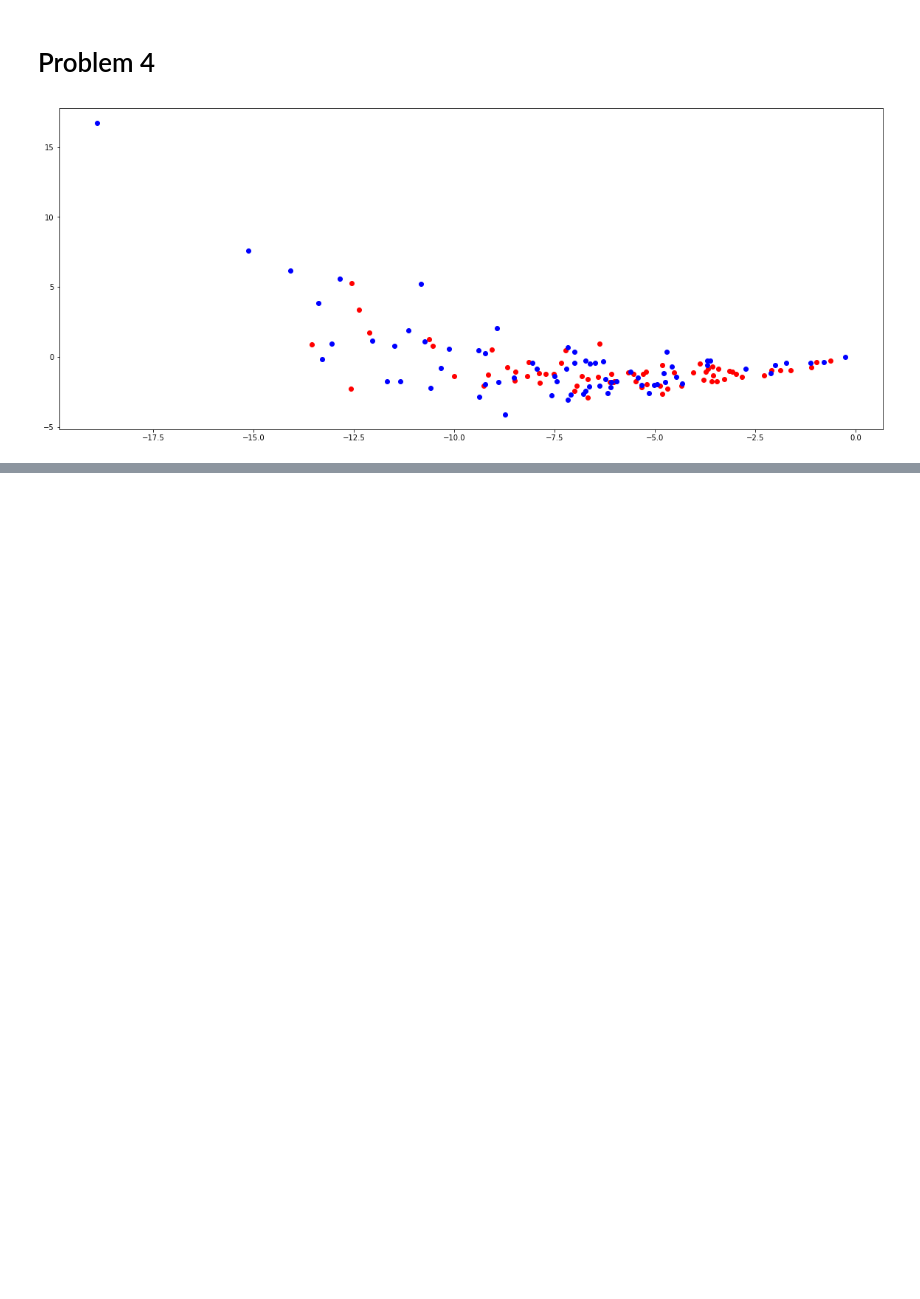
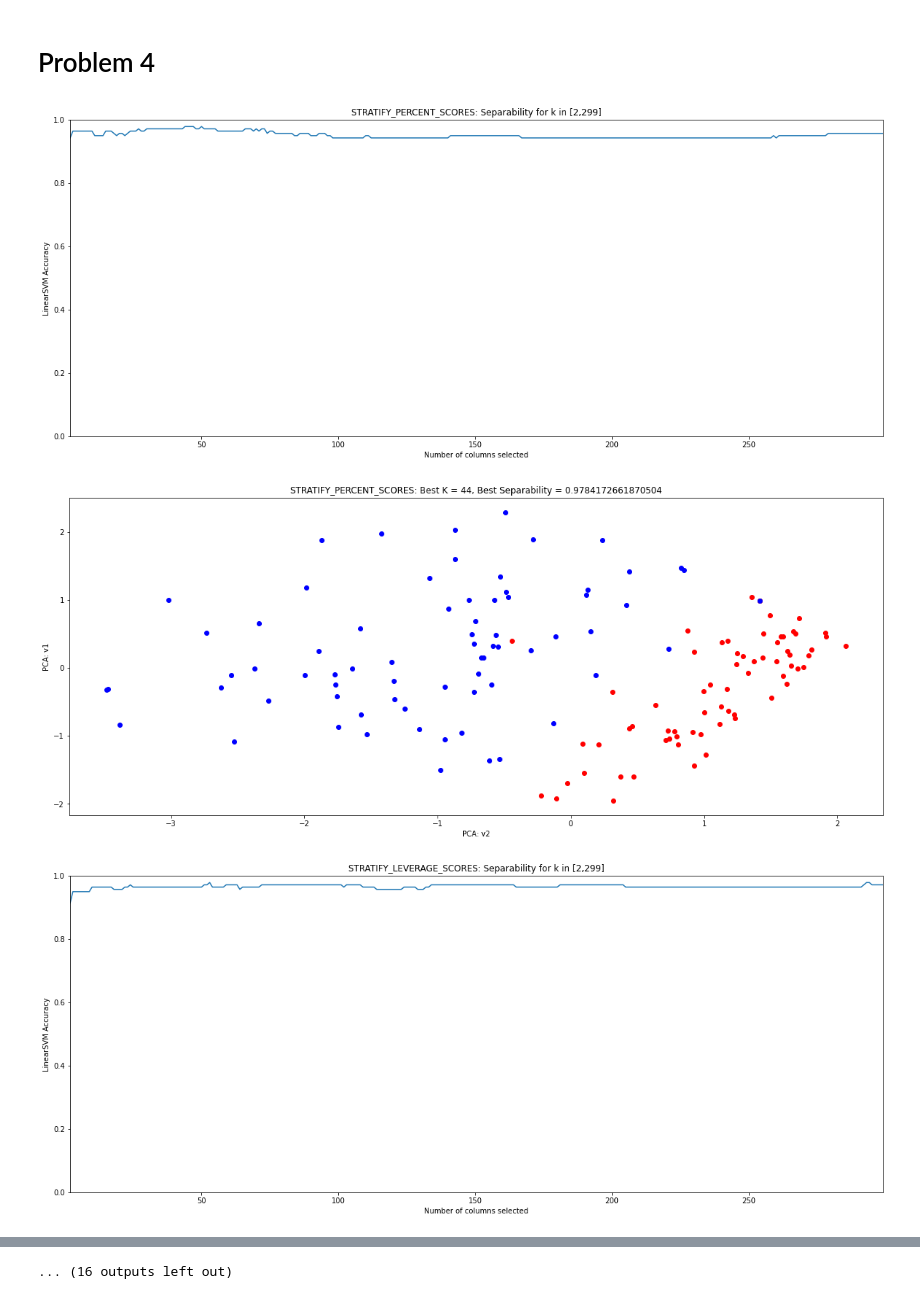
Before and after one commit to thisiskusal/AMSC808NProject2Code, a Jupyter notebook: dealwis_kusal_code.ipynb, the cells around one changed output, grey strips where cells are left out. Saved outputs shown, nothing was run; the diff lists cells and outputs as text; code cells hidden in the pictures; blank space fills up the shorter version.

```diff
--- a/dealwis_kusal_code.ipynb
+++ b/dealwis_kusal_code.ipynb
@@ -217,5 +408,5 @@ for i_k in range(len(k_list)):
 
         for i_run in range(runs):
             C, U, R = CUR(M, a*k, a*k, k)
-            ratio[i_k,i_a] += norm(M-C@U@R, ord='fro') / trunc_svd_norm[i_k]
+            ratio[i_k,i_a] += norm(M-C@U@R.T, ord='fro') / trunc_svd_norm[i_k]
         ratio[i_k,i_a] /= runs
@@ -224,3 +433,7 @@ for i_k in range(len(k_list)):
 # %%
 M = pd.read_csv('dataset2/M.csv', delimiter=',', header=None).to_numpy()
 y = pd.read_csv('dataset2/y.csv', delimiter=',', header=None).to_numpy().flatten()
+
+with open('dataset2/features_idx.txt') as feature_text:
+    text_assignments = feature_text.readlines()[9:]
+    words = [k.split()[1] for k in text_assignments]
@@ -274,11 +534,37 @@ def plot_svd_projection(M,y,top_5=False):
-# %%
-k = 10000
-a = 3 #WHAT IS THIS !?!?!??!
-
-scores = stratify_leverage_scores(M,y)
-selected_columns = get_max_k_scores(scores, k)
-
-M_subset = M[:,selected_columns]
-plot_svd_projection(M_subset,y,False)
-# %% [output]
-[figure, removed]
+# %%
+k_vals = np.arange(2,300)
+separability = {}
+best_words = {}
+best_separability = {}
+top_5 = False
+
+for scoring_function_name in scoring_functions:
+    scoring_function = scoring_functions[scoring_function_name]
+    scores = scoring_function(M,y)
+    separability[scoring_function_name] = np.zeros(len(k_vals))
+
+    for i in range(len(k_vals)):
+        k = k_vals[i]
+        selected_columns = get_max_k_scores(scores, k)
+        M_subset = M[:,selected_columns]
+        Z = PCA(M_subset,y,top_5)
+        separability[scoring_function_name][i] = score_separability(Z,y)
+
+    plot_separability_by_k(scoring_function_name, k_vals, separability[scoring_function_name])
+
+    i_best = separability[scoring_function_name].argmax()
+    k_best = k_vals[i_best]
+    best_separability[scoring_function_name] = separability[scoring_function_name][i_best]
+
+    selected_columns_best = get_max_k_scores(scores, k_best)
+    best_words[scoring_function_name] = set([words[selected_column] for selected_column in selected_columns_best])
+
+    M_subset_best = M[:,selected_columns_best]
+    Z_best = PCA(M_subset_best,y,top_5)
+
+    plot_best(scoring_function_name, k_best, best_separability[scoring_function_name], Z_best,y)
+#    print("Word list: {}\n\n".format(best_words[scoring_function_name]))
+# %% [output]
+[figure, added]
+[figure, added]
+[figure, added]
@@ -284,0 +580 @@ plot_svd_projection(M_subset,y,False)
+... (16 outputs left out)
```
Also changed, not shown: parts of 15 cells of this notebook.
